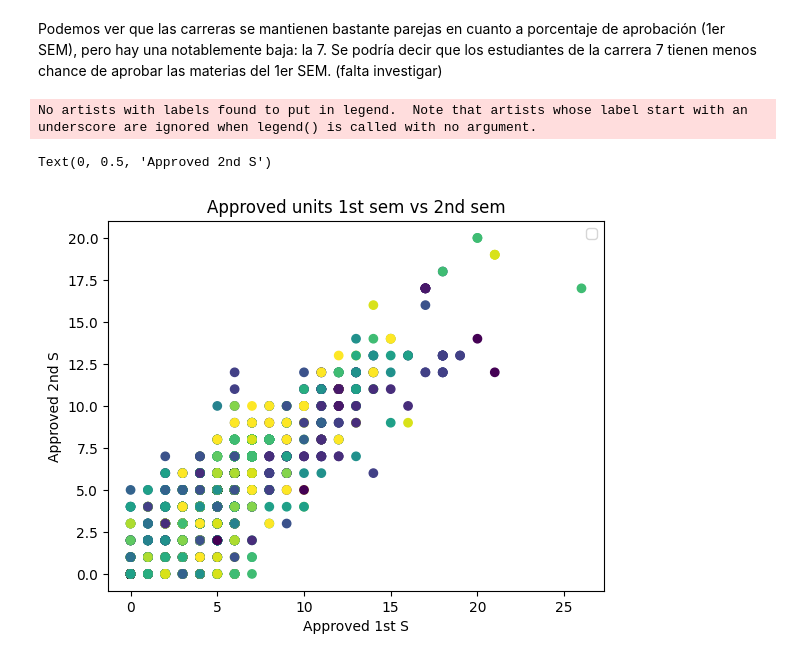
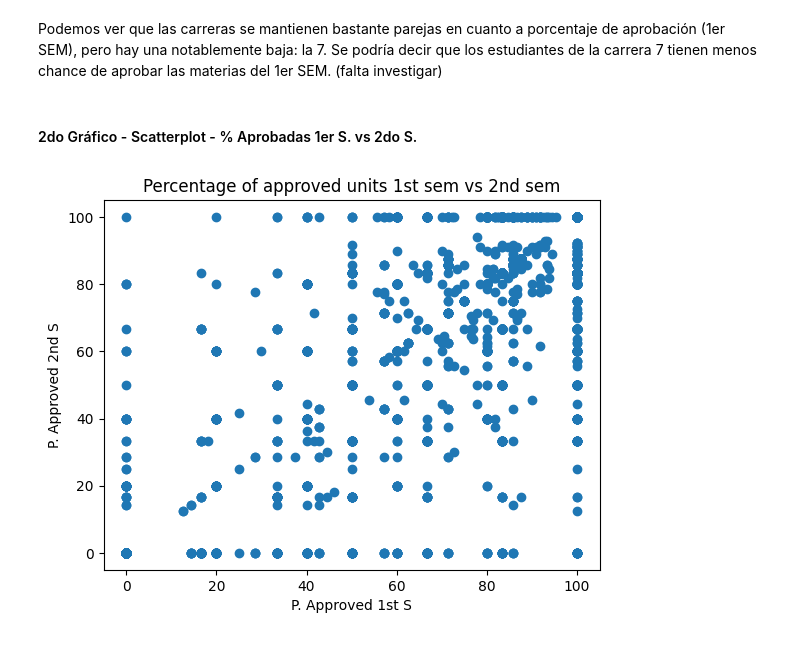
Before and after one commit to Calefon/CH-DS-entrega2-visualizacion, a Jupyter notebook: notebooks/Visualizacion+Gonzalez.ipynb, the cells around one changed output. Drawn from its saved outputs; the diff is of its cells as text; code cells hidden in the pictures.

```diff
--- a/notebooks/Visualizacion+Gonzalez.ipynb
+++ b/notebooks/Visualizacion+Gonzalez.ipynb
@@ -148,14 +91,24 @@ Text(0, 0.5, 'Porcentaje de aprobadas - 1er SEM')
 [figure]
 # %% [markdown]
 Podemos ver que las carreras se mantienen bastante parejas en cuanto a porcentaje de aprobación (1er SEM), pero hay una notablemente baja: la 7. Se podría decir que los estudiantes de la carrera 7 tienen menos chance de aprobar las materias del 1er SEM. (falta investigar)
+# %% [markdown]
+#### 2do Gráfico - Scatterplot - % Aprobadas 1er S. vs 2do S.
 # %%
 fig, ax = plt.subplots()
-ax.scatter(studentsDF['Curricular units 1st sem (approved)'],studentsDF['Curricular units 2nd sem (approved)'],c=studentsDF['Course'])
-ax.legend()
-ax.set_title('Approved units 1st sem vs 2nd sem')
-ax.set_xlabel('Approved 1st S')
-ax.set_ylabel('Approved 2nd S')
+#Calculamos el porcentaje de aprobadas del 1er semestre
+percentageOfApproved1st = studentsDF['Curricular units 1st sem (approved)']/studentsDF['Curricular units 1st sem (enrolled)']*100
+percentageOfApproved1st.fillna(0,inplace=True)
+
+#Ahora el porcentaje de aprobadas del 2do semestre.
+percentageOfApproved2nd = studentsDF['Curricular units 2nd sem (approved)']/studentsDF['Curricular units 2nd sem (enrolled)']*100
+percentageOfApproved2nd.fillna(0,inplace=True) #Removemos los NaN de la división por cero.
+
+ax.scatter(percentageOfApproved1st,percentageOfApproved2nd)
+
+ax.set_title('Percentage of approved units 1st sem vs 2nd sem')
+ax.set_xlabel('P. Approved 1st S')
+ax.set_ylabel('P. Approved 2nd S')
+
+plt.show()
 # %% [output]
-No artists with labels found to put in legend.  Note that artists whose label start with an underscore are ignored when legend() is called with no argument.
-Text(0, 0.5, 'Approved 2nd S')
-[figure, old version]
+[figure, new version]
```
Also changed, not shown: parts of 12 cells of this notebook.
